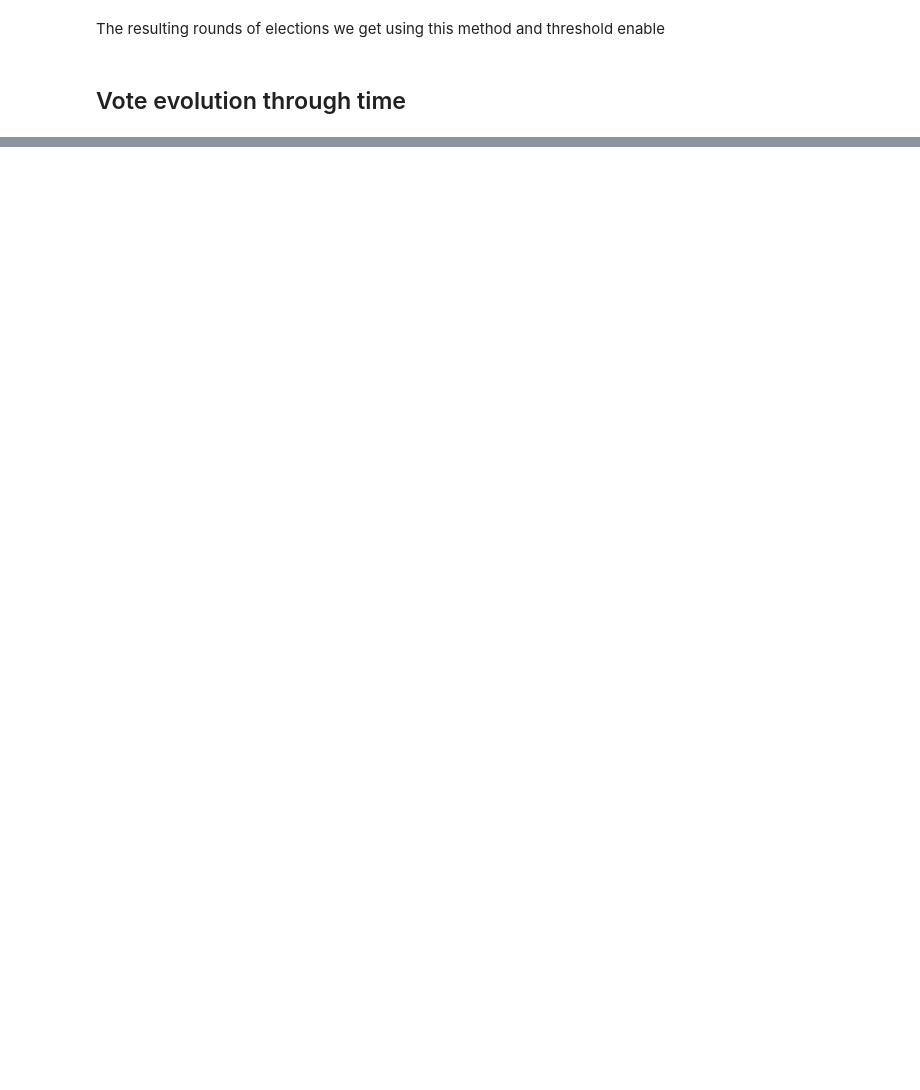
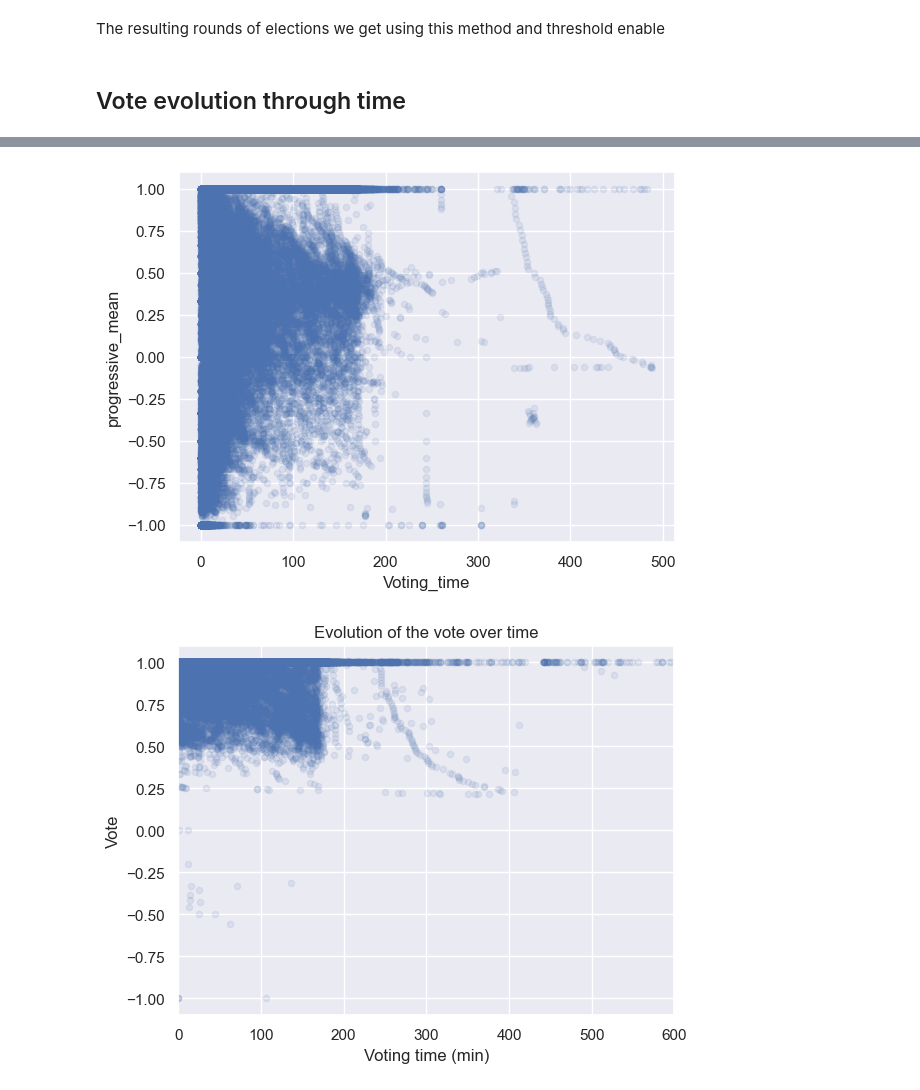
Before and after one commit to epfl-ada/ada-2023-project-abracadabra, a Jupyter notebook: time_series.ipynb, the cells around one changed output, grey strips where cells are left out. Drawn from its saved outputs; the diff is of its cells as text; code cells hidden in the pictures; blank space fills up the shorter version.

```diff
--- a/time_series.ipynb
+++ b/time_series.ipynb
@@ -564,0 +359,7 @@ plt.show()
+# %%
+df_vote_evolution = df_timeserie.copy()
+# Compute the progressive mean of the votes in each round (i.e. the mean of the votes at each time step)
+progressive_mean = df_vote_evolution.groupby(['Target', 'Round']).apply(lambda x: x.Vote.cumsum() / np.arange(1, len(x)+1)).rename('progressive_mean')
+# Replace the column Vote by the progressive mean
+df_vote_evolution = df_vote_evolution.join(progressive_mean.droplevel([0,1]))
+df_vote_evolution
@@ -564,0 +380,12 @@ plt.show()
+# %%
+# Plot the evolution of 'Vote' over 'Voting_time' by averaging over the positive and negative results
+# Plot the progressive average of the vote over time
+df_vote_evolution.groupby('Results').plot(kind='scatter', x='Voting_time', y='progressive_mean', subplots=True, alpha=0.1)
+plt.title('Evolution of the vote over time')
+plt.xlabel('Voting time (min)')
+plt.ylabel('Vote')
+plt.xlim(0,600)
+plt.show()
+# %% [output]
+[figure, added]
+[figure, added]
```
Also changed, not shown: parts of 18 cells of this notebook, 2 other files.
